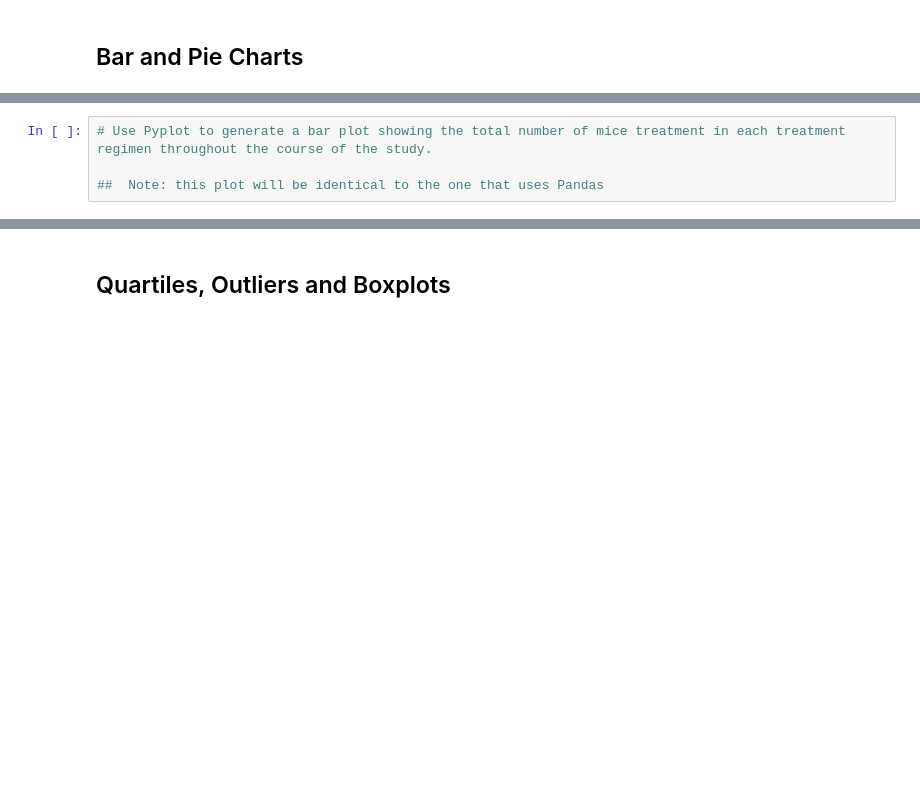
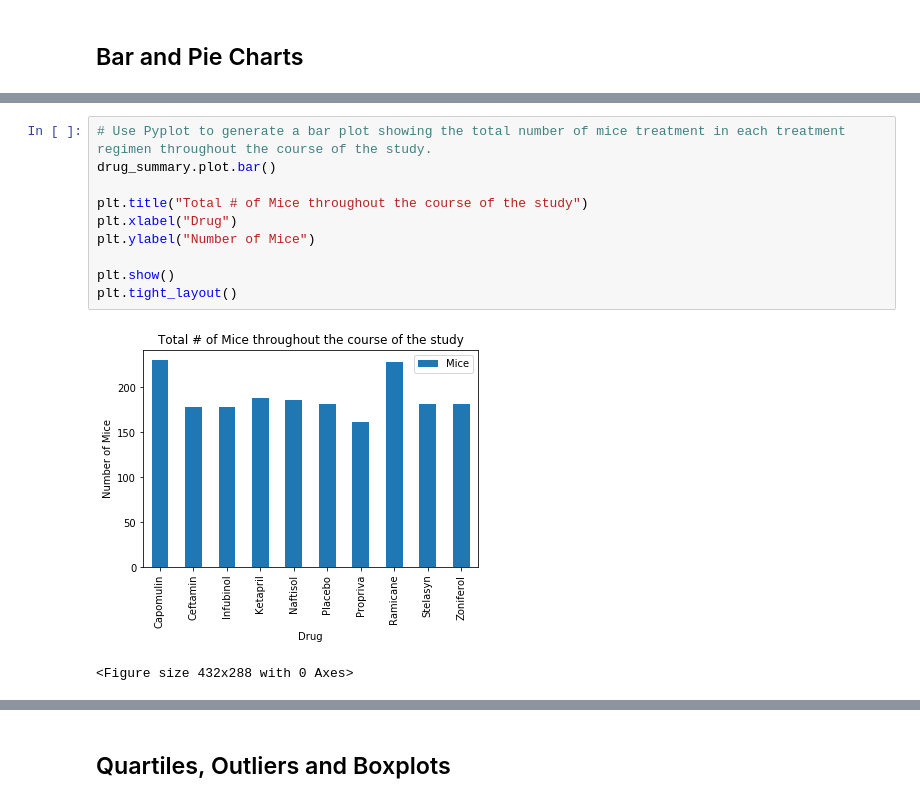
Before and after one commit to GGVittoria/Matplotlib-Homework, a Jupyter notebook: Pymaceuticals/pymaceuticals_JV.ipynb, the cells around one changed output, grey strips where cells are left out. Saved outputs shown, nothing was run; the diff lists cells and outputs as text; blank space fills up the shorter version.

```diff
--- a/Pymaceuticals/pymaceuticals_JV.ipynb
+++ b/Pymaceuticals/pymaceuticals_JV.ipynb
@@ -196,6 +224,15 @@ summary_statistics
 # %%
 # Use Pyplot to generate a bar plot showing the total number of mice treatment in each treatment regimen throughout the course of the study.
+drug_summary.plot.bar()
 
-##  Note: this plot will be identical to the one that uses Pandas
+plt.title("Total # of Mice throughout the course of the study")
+plt.xlabel("Drug")
+plt.ylabel("Number of Mice")
+
+plt.show()
+plt.tight_layout()
+# %% [output]
+[figure, added]
+<Figure size 432x288 with 0 Axes>
 # %%
 # Use Pandas to generate a pie plot showing the distribution of female versus male mice
```
Also changed, not shown: parts of 11 cells of this notebook.
